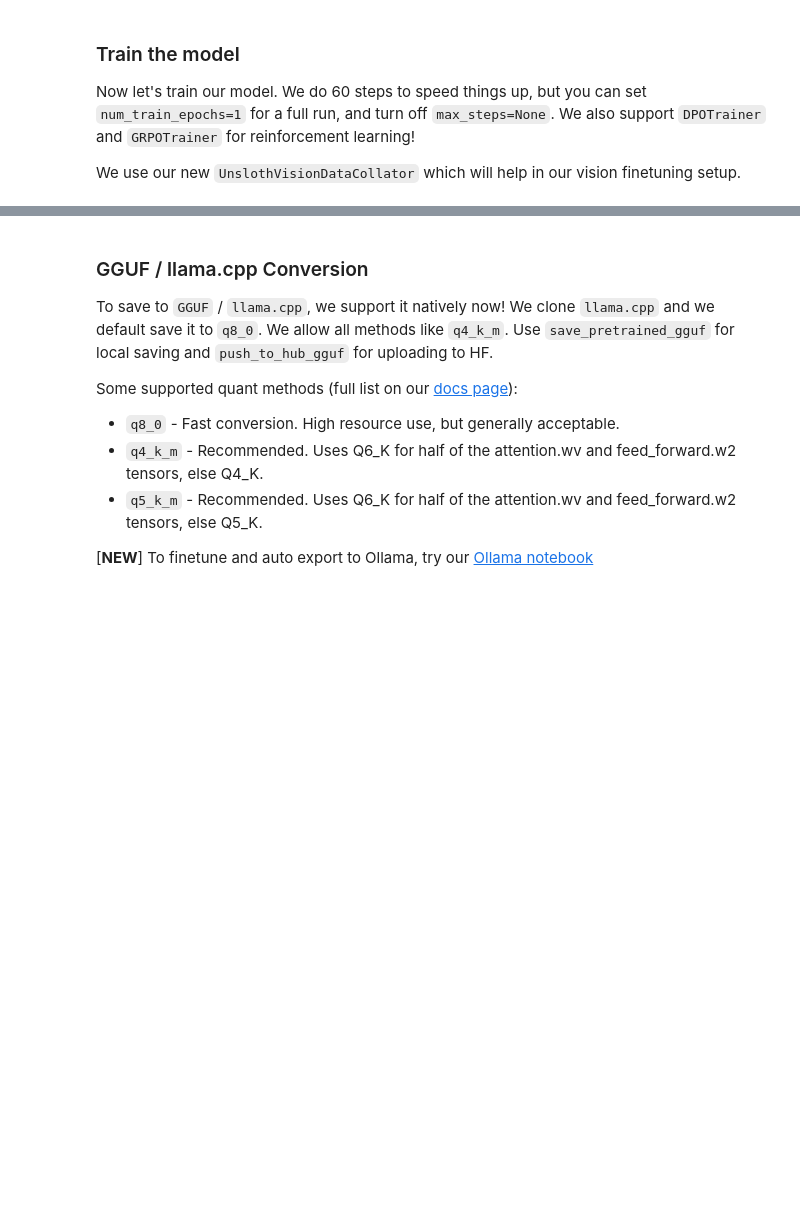
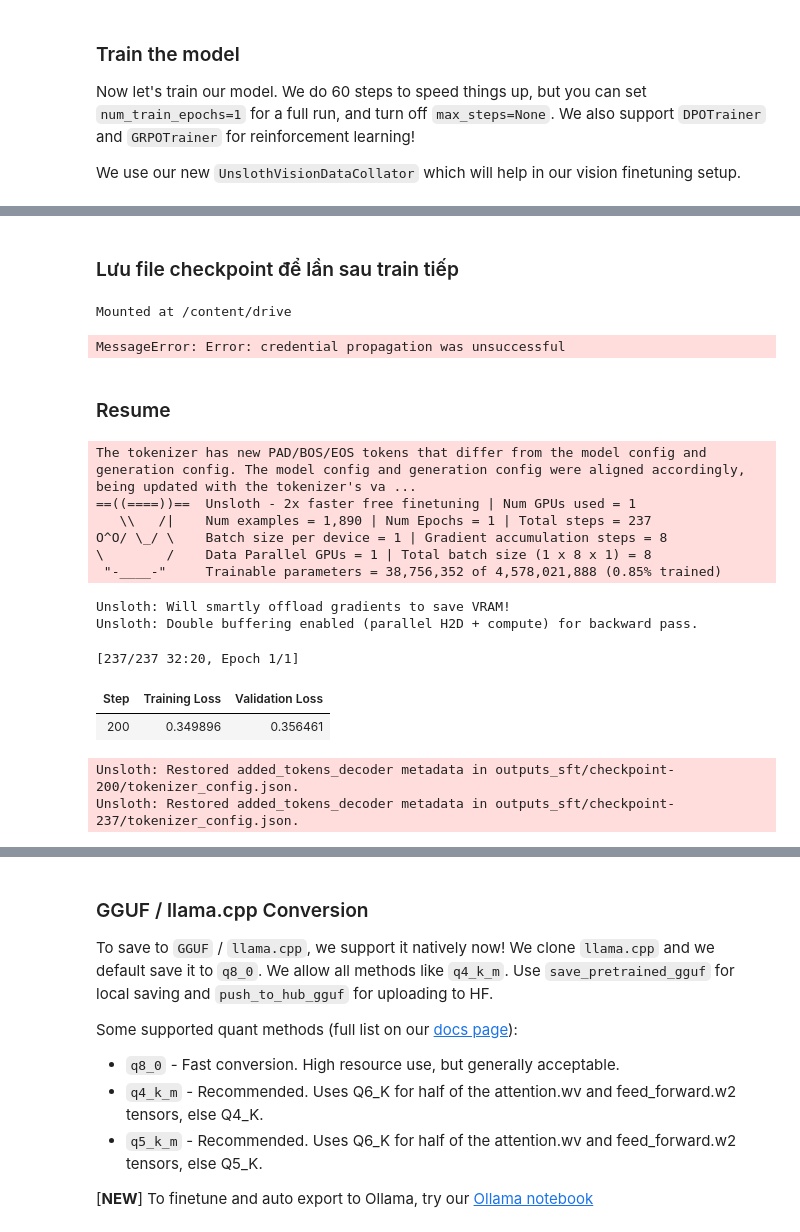
Before and after one commit to tuanduy35399/solve_math_vlm, a Jupyter notebook: Model_Solve_Math_Qwen3_5_(4B)_Vision.ipynb, the cells around one changed output, grey strips where cells are left out. Saved outputs shown, nothing was run; the diff lists cells and outputs as text; code cells hidden in the pictures; blank space fills up the shorter version.

```diff
--- a/Model_Solve_Math_Qwen3_5_(4B)_Vision.ipynb
+++ b/Model_Solve_Math_Qwen3_5_(4B)_Vision.ipynb
@@ -73,14 +73,14 @@ model = FastVisionModel.get_peft_model(
     finetune_attention_modules = True, # False if not finetuning attention layers
     finetune_mlp_modules       = True, # False if not finetuning MLP layers
 
-    r = 16,           # The larger, the higher the accuracy, but might overfit
-    lora_alpha = 16,  # Recommended alpha == r at least
+    r = 32,           # The larger, the higher the accuracy, but might overfit
+    lora_alpha = 32,  # Recommended alpha == r at least
     lora_dropout = 0,
     bias = "none",
     random_state = 3407,
     use_rslora = False,  # We support rank stabilized LoRA
     loftq_config = None, # And LoftQ
     # target_modules = "all-linear", # Optional now! Can specify a list if needed
-)
+  )
 # %% [output]
 WARNING:unsloth_zoo.log:Unsloth: Failed to register input-embedding hook for `model.base_model.model.model.visual`: `get_input_embeddings` not auto‑handled for Qwen3_5VisionModel; please override in t ...
@@ -280,3 +335,43 @@ O^O/ \_/ \    Batch size per device = 2 | Gradient accumulation steps = 4
+# %% [markdown]
+### Lưu file checkpoint để lần sau train tiếp
+# %%
+from google.colab import drive
+drive.mount('/content/drive')
+# %% [output]
+Mounted at /content/drive
+# %%
+from google.colab import drive
+drive.mount('/content/drive')
+
+source_path= '/content/outputs_sft'
+destination_path = '/content/drive/MyDrive/outputs_sft'
+!cp -r $source_path $destination_path
+
+print("Đã sao lưu toàn bộ checkpoint sang Google Drive thành công!")
+# %% [output]
+MessageError: Error: credential propagation was unsuccessful
+# %% [markdown]
+### Resume
+# %%
+# Chỉ định chính xác checkpoint gần nhất bạn đã lưu trên Drive (ví dụ checkpoint-120 hoặc checkpoint-80)
+checkpoint_path = "/content/drive/MyDrive/outputs_sft/checkpoint-160"
+
+# Hệ thống sẽ khôi phục toàn bộ trọng số, optimizer, learning rate và train tiếp
+trainer_stats = trainer.train(resume_from_checkpoint = checkpoint_path)
+# %% [output]
+The tokenizer has new PAD/BOS/EOS tokens that differ from the model config and generation config. The model config and generation config were aligned accordingly, being updated with the tokenizer's va ...
+==((====))==  Unsloth - 2x faster free finetuning | Num GPUs used = 1
+   \\   /|    Num examples = 1,890 | Num Epochs = 1 | Total steps = 237
+O^O/ \_/ \    Batch size per device = 1 | Gradient accumulation steps = 8
+\        /    Data Parallel GPUs = 1 | Total batch size (1 x 8 x 1) = 8
+ "-____-"     Trainable parameters = 38,756,352 of 4,578,021,888 (0.85% trained)
+Unsloth: Will smartly offload gradients to save VRAM!
+Unsloth: Double buffering enabled (parallel H2D + compute) for backward pass.
+[237/237 32:20, Epoch 1/1]
+| Step | Training Loss | Validation Loss |
+| 200 | 0.349896 | 0.356461 |
+Unsloth: Restored added_tokens_decoder metadata in outputs_sft/checkpoint-200/tokenizer_config.json.
+Unsloth: Restored added_tokens_decoder metadata in outputs_sft/checkpoint-237/tokenizer_config.json.
 # %%
 # @title Show final memory and time stats
 used_memory = round(torch.cuda.max_memory_reserved() / 1024 / 1024 / 1024, 3)
```
Also changed, not shown: parts of 44 cells of this notebook.
